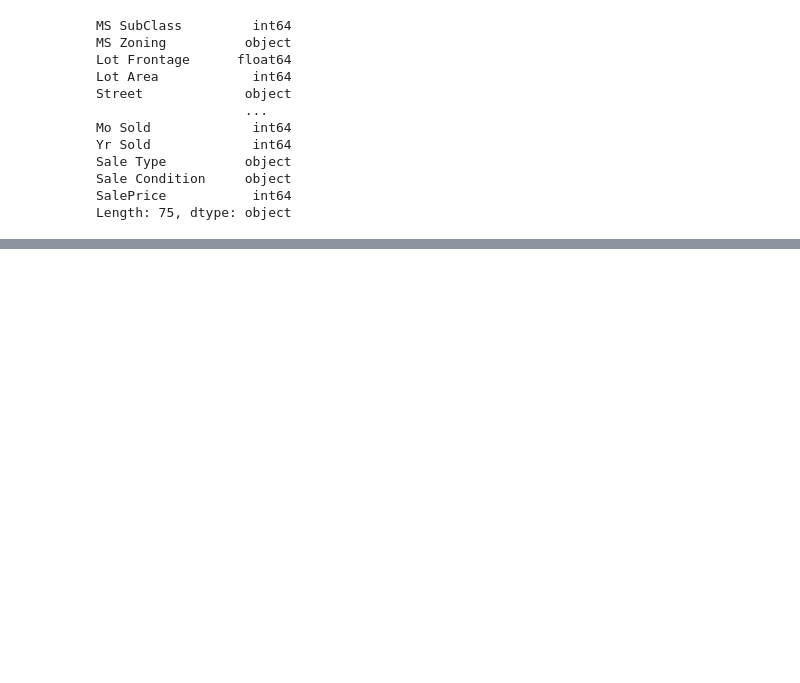
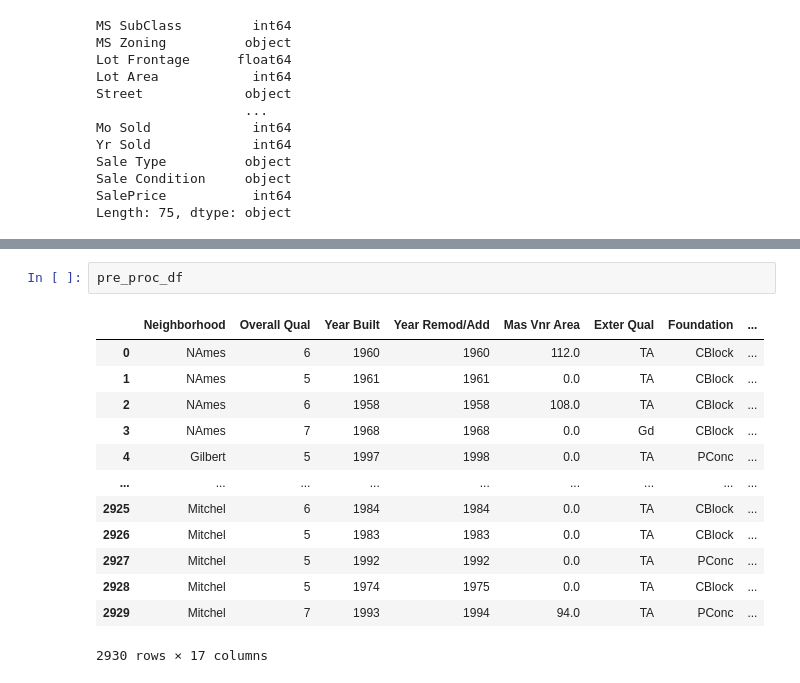
Before and after one commit to Flockyy/Projet_E2_P2, a Jupyter notebook: E2_analysis.ipynb, the cells around one changed output, grey strips where cells are left out. Cells and saved outputs as stored; diff of their text form; blank space fills up the shorter version.

```diff
--- a/E2_analysis.ipynb
+++ b/E2_analysis.ipynb
@@ -106,0 +166,16 @@ num_col = list(df.select_dtypes(include=['int64', 'float64']).columns)
+# %%
+pre_proc_df
+# %% [output]
+|  | Neighborhood | Overall Qual | Year Built | Year Remod/Add | Mas Vnr Area | Exter Qual | Foundation | ... |
+| 0 | NAmes | 6 | 1960 | 1960 | 112.0 | TA | CBlock | ... |
+| 1 | NAmes | 5 | 1961 | 1961 | 0.0 | TA | CBlock | ... |
+| 2 | NAmes | 6 | 1958 | 1958 | 108.0 | TA | CBlock | ... |
+| 3 | NAmes | 7 | 1968 | 1968 | 0.0 | Gd | CBlock | ... |
+| 4 | Gilbert | 5 | 1997 | 1998 | 0.0 | TA | PConc | ... |
+| ... | ... | ... | ... | ... | ... | ... | ... | ... |
+| 2925 | Mitchel | 6 | 1984 | 1984 | 0.0 | TA | CBlock | ... |
+| 2926 | Mitchel | 5 | 1983 | 1983 | 0.0 | TA | CBlock | ... |
+| 2927 | Mitchel | 5 | 1992 | 1992 | 0.0 | TA | PConc | ... |
+| 2928 | Mitchel | 5 | 1974 | 1975 | 0.0 | TA | CBlock | ... |
+| 2929 | Mitchel | 7 | 1993 | 1994 | 94.0 | TA | PConc | ... |
+2930 rows × 17 columns
```
Also changed, not shown: parts of 27 cells of this notebook, 1 other file.
